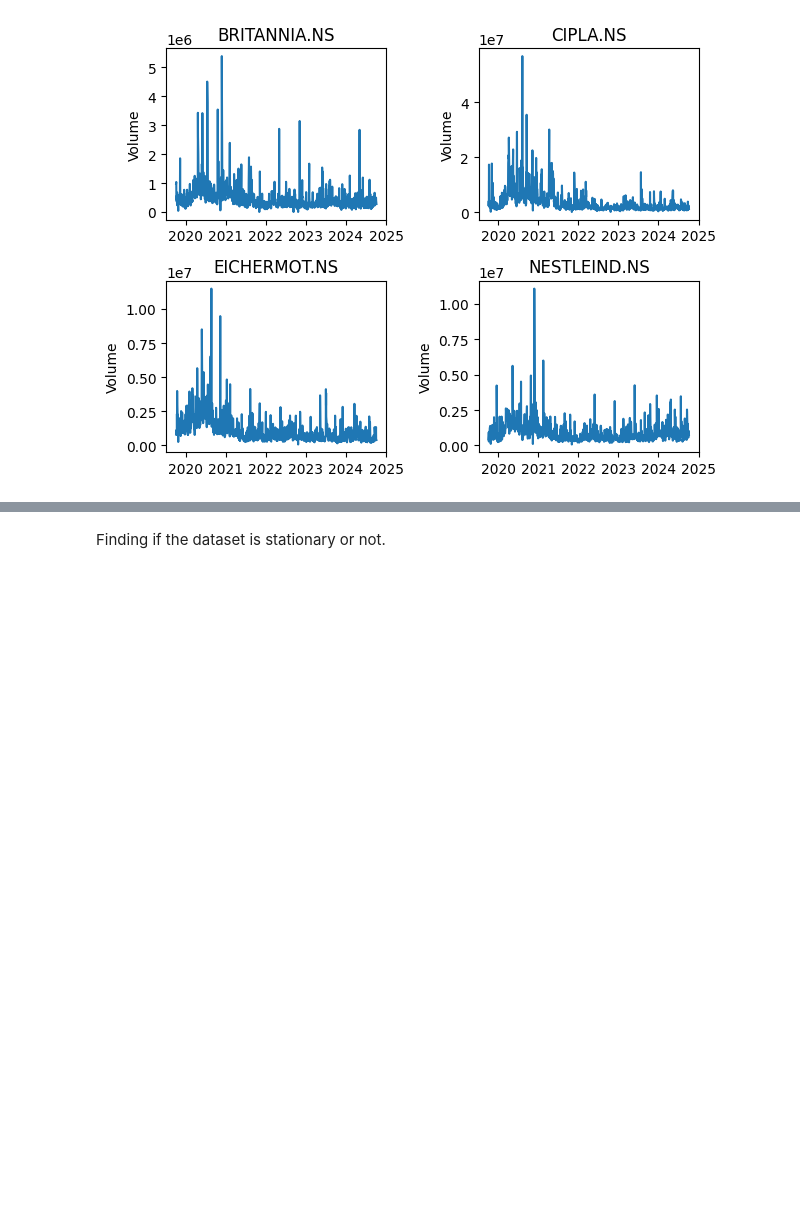
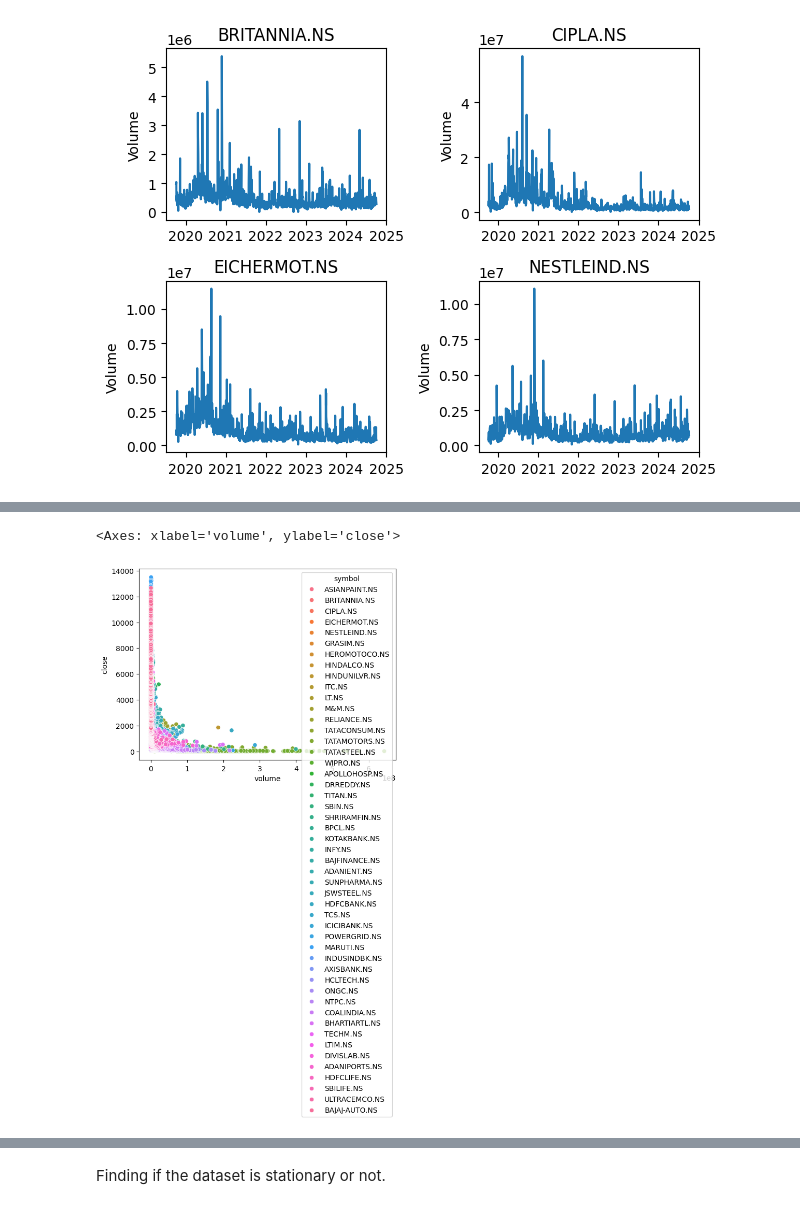
Before and after one commit to Puskchan/Stock_project, a Jupyter notebook: artifacts/data_preprocessing.ipynb, the cells around one changed output, grey strips where cells are left out. Cells and saved outputs as stored; diff of their text form; code cells hidden in the pictures; blank space fills up the shorter version.

```diff
--- a/artifacts/data_preprocessing.ipynb
+++ b/artifacts/data_preprocessing.ipynb
@@ -194,0 +245,5 @@ plt.show()
+# %%
+sns.scatterplot(data=data, x="volume", y="close", hue="symbol")
+# %% [output]
+<Axes: xlabel='volume', ylabel='close'>
+[figure, added]
```
Also changed, not shown: parts of 9 cells of this notebook, 1 other file.
